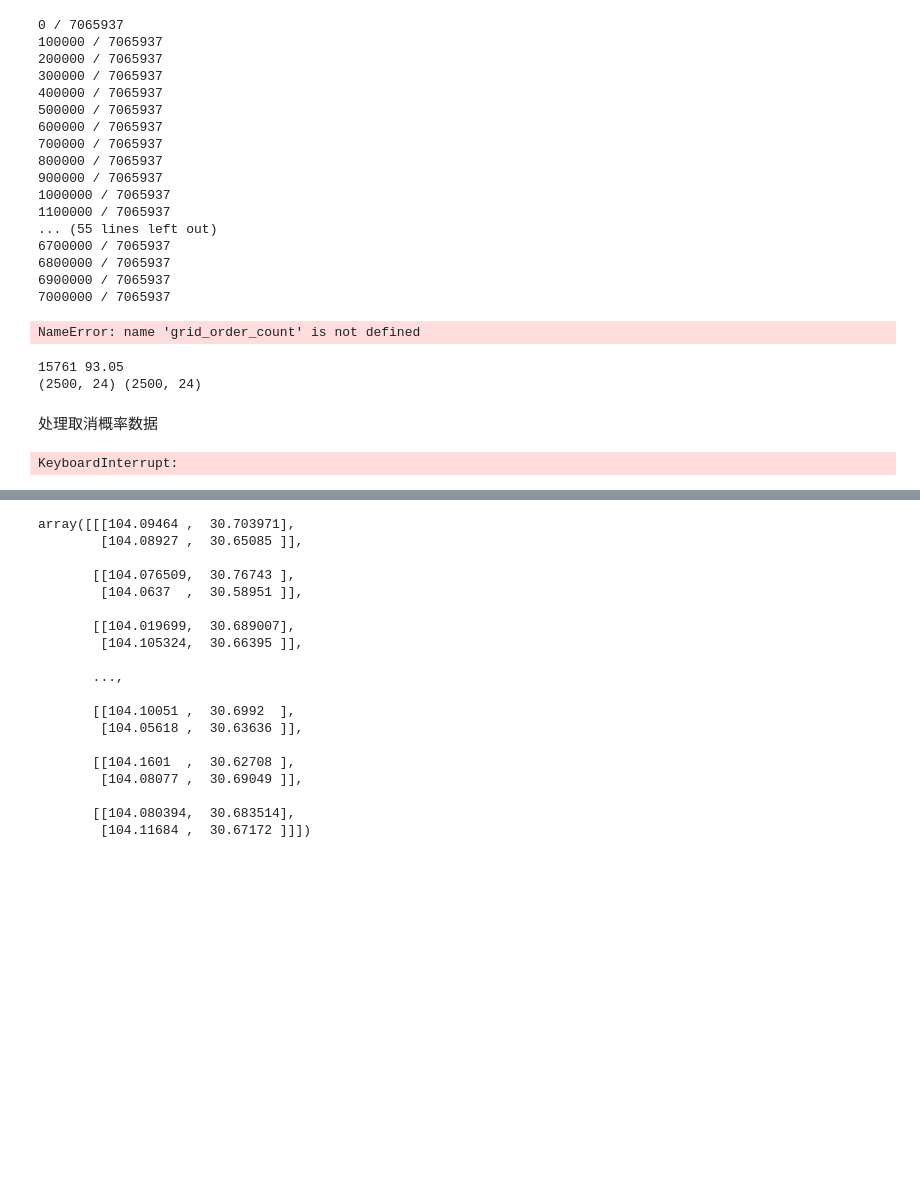
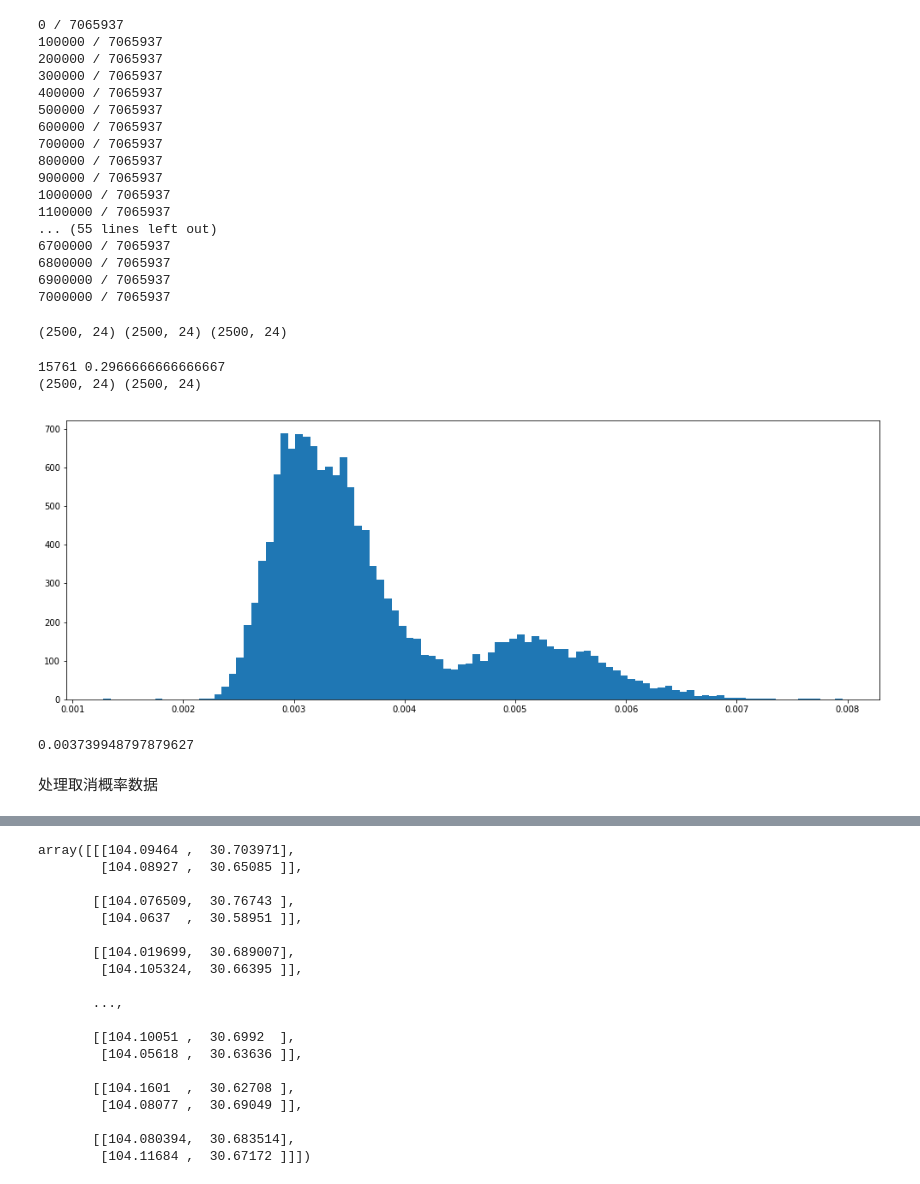
Before and after one commit to zyr17/KDD-Cup-2020-RL, a Jupyter notebook: dataprocess.ipynb, the cells around one changed output, grey strips where cells are left out. Saved outputs shown, nothing was run; the diff lists cells and outputs as text; code cells hidden in the pictures; blank space fills up the shorter version.

```diff
--- a/dataprocess.ipynb
+++ b/dataprocess.ipynb
@@ -381,6 +381,7 @@ block_number = np.array([50, 50])
 blocks = block_number[0] * block_number[1]
 # %%
 grid_order_count = np.zeros((blocks, 24), dtype='int')
+grid_time_count = np.zeros((blocks, 24), dtype='int')
 grid_reward_count = np.zeros((blocks, 24), dtype='float')
 
 req_zipped = list(zip(ride_req_data['ID'], ride_req_data['time'], ride_req_data['pos'], ride_req_data['reward']))
@@ -393,14 +394,15 @@ for num, [i, t, pos, re] in enumerate(req_zipped):
     if i in m:
         continue
     m.add(i)
-    t = time.localtime(t[0]).tm_hour
+    t_pos = time.localtime(t[0]).tm_hour
     if (pos[0] < min_gps).any() or (pos[0] > max_gps).any():
         #print(pos[0])
         continue
     s_pos = (((pos[0] - min_gps) / (max_gps - min_gps) * block_number).astype(int) * [block_number[1], 1]).sum()
     #print(pos[0] - min_gps,(pos[0] - min_gps) / (max_gps - min_gps),(pos[0] - min_gps) / (max_gps - min_gps) * block_number,pos, s_pos)
-    grid_order_count[s_pos, t] += 1
-    grid_reward_count[s_pos, t] += re
+    grid_order_count[s_pos, t_pos] += 1
+    grid_time_count[s_pos, t_pos] += t[1] - t[0]
+    grid_reward_count[s_pos, t_pos] += re
 # %% [output]
 0 / 7065937
 100000 / 7065937
@@ -420,22 +422,36 @@ for num, [i, t, pos, re] in enumerate(req_zipped):
 6900000 / 7065937
 7000000 / 7065937
 # %%
-print(grid_order_count.shape, grid_reward_count.shape)
+print(grid_order_count.shape, grid_reward_count.shape, grid_time_count.shape)
 # %% [output]
-NameError: name 'grid_order_count' is not defined
+(2500, 24) (2500, 24) (2500, 24)
 # %%
 grid_order = np.array(grid_order_count)
 grid_reward = np.array(grid_reward_count)
-grid_order[grid_order == 0] = 1
-grid_reward /= grid_order
-grid_order = np.array(grid_order_count)
+grid_time = np.array(grid_time_count)
+grid_time[grid_time == 0] = 1
+grid_reward /= grid_time
+grid_reward[grid_order < 10] = 0 # clean too small order number block
 pickle.dump({'order': grid_order, 'reward': grid_reward}, open(folder + 'grid_order_reward.pkl', 'wb'))
 # %%
 print(grid_order.max(), grid_reward.max())
 print(grid_order.shape, grid_reward.shape)
 # %% [output]
-15761 93.05
+15761 0.2966666666666667
 (2500, 24) (2500, 24)
+# %%
+grid_reward = np.array(grid_reward_count)
+grid_reward /= grid_time
+grid_reward[grid_order < 10] = 0
+plt.figure(figsize=(17, 6))
+plt.hist(grid_reward[grid_reward != 0], 100)
+plt.show()
+# %% [output]
+[figure, added]
+# %%
+grid_reward[grid_reward != 0].mean()
+# %% [output]
+0.003739948797879627
 # %% [markdown]
 处理取消概率数据
 # %%
@@ -458,7 +474,5 @@ for i, t, pos, re in zip(ride_req_data['ID'], ride_req_data['time'], ride_req_da
             break
         continue
     m[i] = [t,pos,re]
-# %% [output]
-KeyboardInterrupt:
 # %%
 print(cancel_data['prob'].shape, len(m))
```
Also changed, not shown: parts of 7 cells of this notebook, 12 other files.
